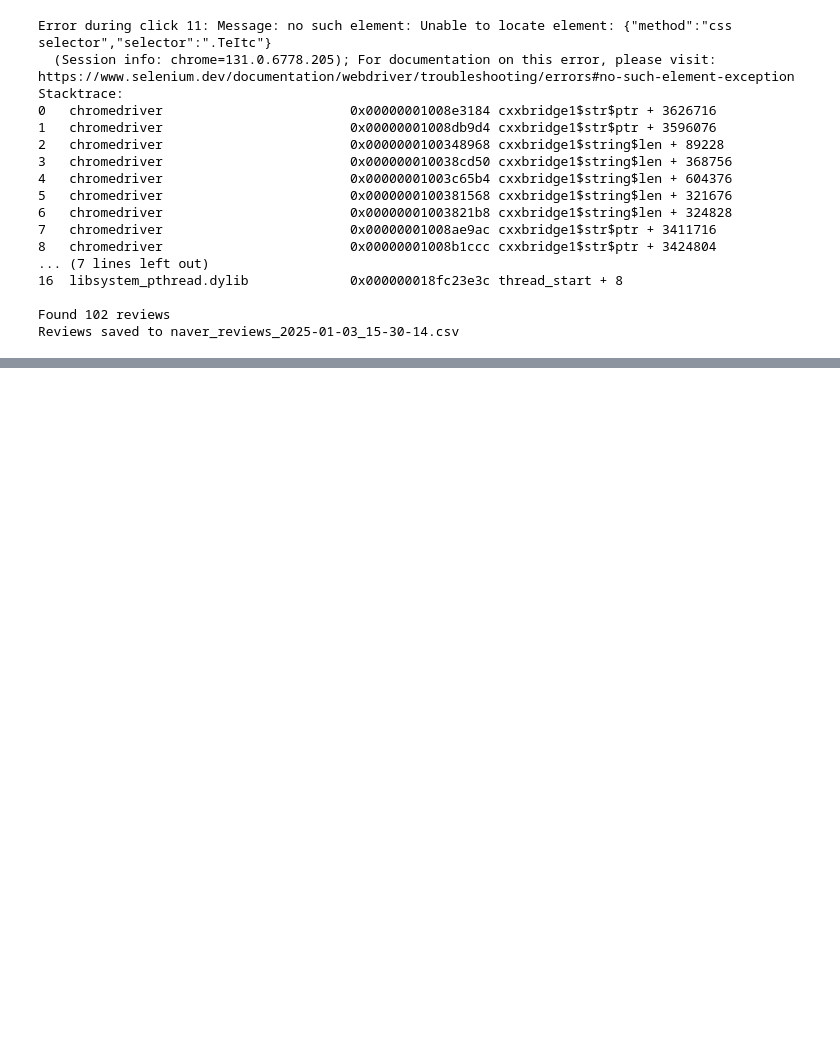
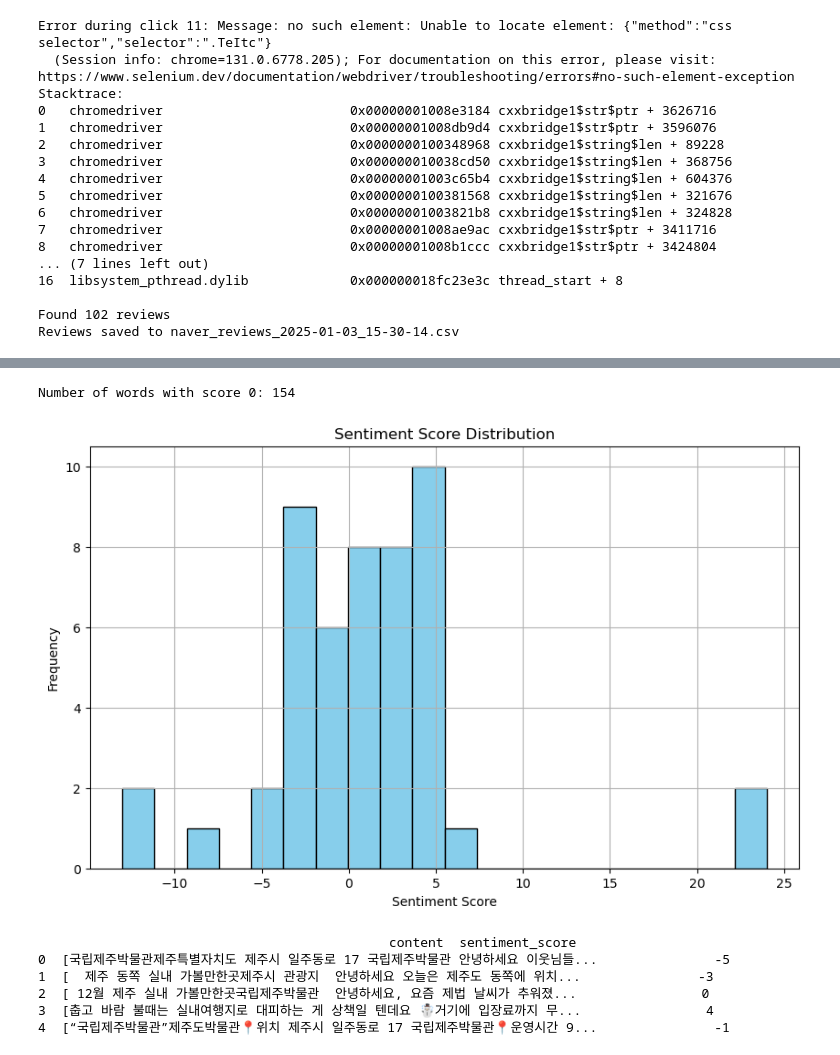
Before and after one commit to zzz54915/project, a Jupyter notebook: 2gyeong.ipynb, the cells around one changed output, grey strips where cells are left out. Cells and saved outputs as stored; diff of their text form; code cells hidden in the pictures; blank space fills up the shorter version.

```diff
--- a/2gyeong.ipynb
+++ b/2gyeong.ipynb
@@ -406,0 +794,79 @@ print(tfidf_df)
+# %%
+import pandas as pd
+import re
+import json
+from konlpy.tag import Okt
+import matplotlib.pyplot as plt
+
+# 감성 사전 로드 함수
+def load_sentiment_dict(path):
+    with open(path, 'r', encoding='utf-8') as f:
+        sentiment_data = json.load(f)
+
+    # 리스트 형태라면 단어와 점수를 딕셔너리 형태로 변환
+    sentiment_dict = {item['word']: int(item['polarity']) for item in sentiment_data}
+    return sentiment_dict
+
+# 감성 분석 함수
+def sentiment_score(text, sentiment_dict):
+    score = 0
+    words = text.split()
+    for word in words:
+        if word in sentiment_dict:
+            score += sentiment_dict[word]
+    return score
+
+# 불용어 리스트 (필요에 따라 수정)
+stopwords = ['이', '가', '은', '는', '에', '의', '을', '를', '과', '와', '으로', '에서', '하고', '이상', '수']
+
+# 텍스트 정제 함수
+def clean_text(text):
+    # 특수문자, 숫자 제거
+    text = re.sub(r'[^가-힣\s]', '', text)
+
+    # 형태소 분석기를 이용해 명사만 추출
+    okt = Okt()
+    nouns = okt.nouns(text)
+
+    # 불용어 제거
+    filtered_nouns = [noun for noun in nouns if noun not in stopwords]
+
+    # 단어들을 공백으로 연결
+    return ' '.join(filtered_nouns)
+
+# 감성 사전 불러오기
+sentiment_dict = load_sentiment_dict('data/SentiWord_info.json')
+
+# 감성 점수가 0인 단어 추출
+zero_score_words = [word for word, score in sentiment_dict.items() if score == 0]
+print(f"Number of words with score 0: {len(zero_score_words)}")
+
+# CSV 파일 불러오기
+df = pd.read_csv('data/국립제주박물관_contents.csv')
+
+# 'content' 열의 텍스트 정제
+df['cleaned_content'] = df['content'].apply(clean_text)
+
+# 각 리뷰에 대해 감성 점수 계산
+df['sentiment_score'] = df['cleaned_content'].apply(lambda x: sentiment_score(x, sentiment_dict))
+
+# 감성 점수 시각화
+plt.figure(figsize=(10, 6))
+plt.hist(df['sentiment_score'], bins=20, color='skyblue', edgecolor='black')
+plt.title('Sentiment Score Distribution')
+plt.xlabel('Sentiment Score')
+plt.ylabel('Frequency')
+plt.grid(True)
+plt.show()
+
+# 결과 확인 (상위 5개 데이터 출력)
+print(df[['content', 'sentiment_score']].head())
+# %% [output]
+Number of words with score 0: 154
+[figure, added]
+                                             content  sentiment_score
+0  [국립제주박물관제주특별자치도 제주시 일주동로 17 국립제주박물관 안녕하세요 이웃님들...               -5
+1  [  제주 동쪽 실내 가볼만한곳제주시 관광지  안녕하세요 오늘은 제주도 동쪽에 위치...               -3
+2  [ 12월 제주 실내 가볼만한곳국립제주박물관  안녕하세요, 요즘 제법 날씨가 추워졌...                0
+3  [춥고 바람 불때는 실내여행지로 대피하는 게 상책일 텐데요 ☃️거기에 입장료까지 무...                4
+4  [“국립제주박물관”제주도박물관📍위치 제주시 일주동로 17 국립제주박물관📍운영시간 9...               -1
```
Also changed, not shown: parts of 16 cells of this notebook, 8 other files.
